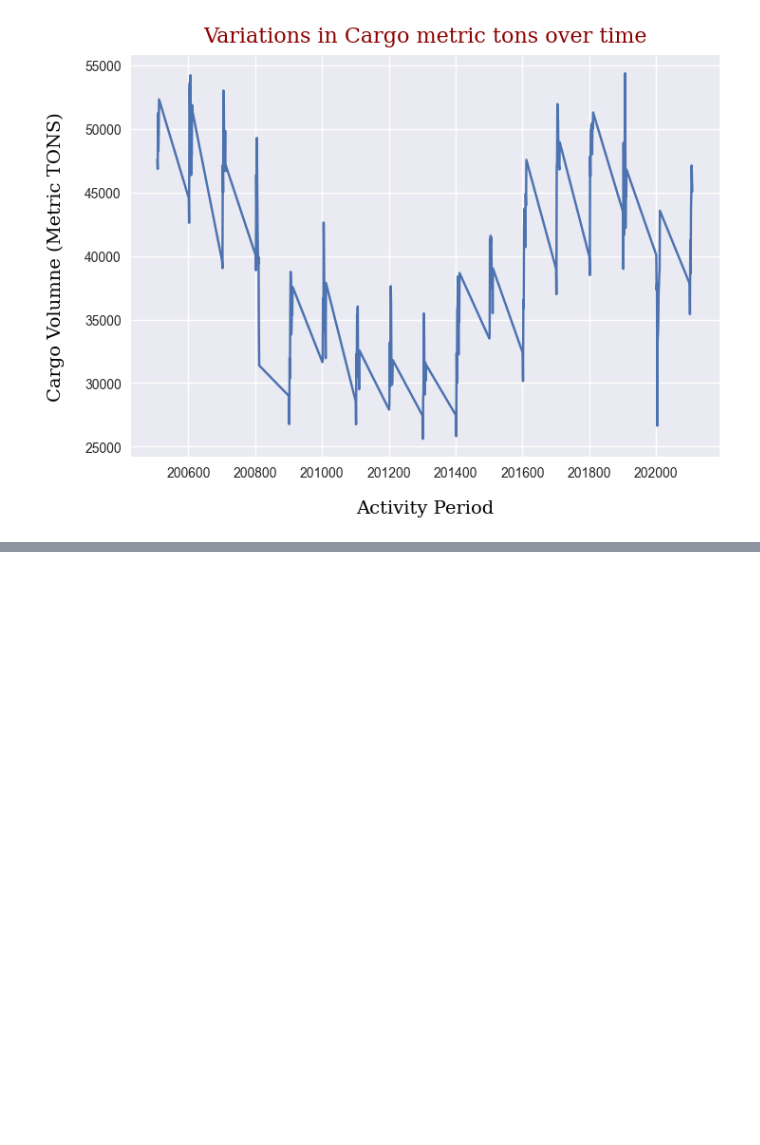
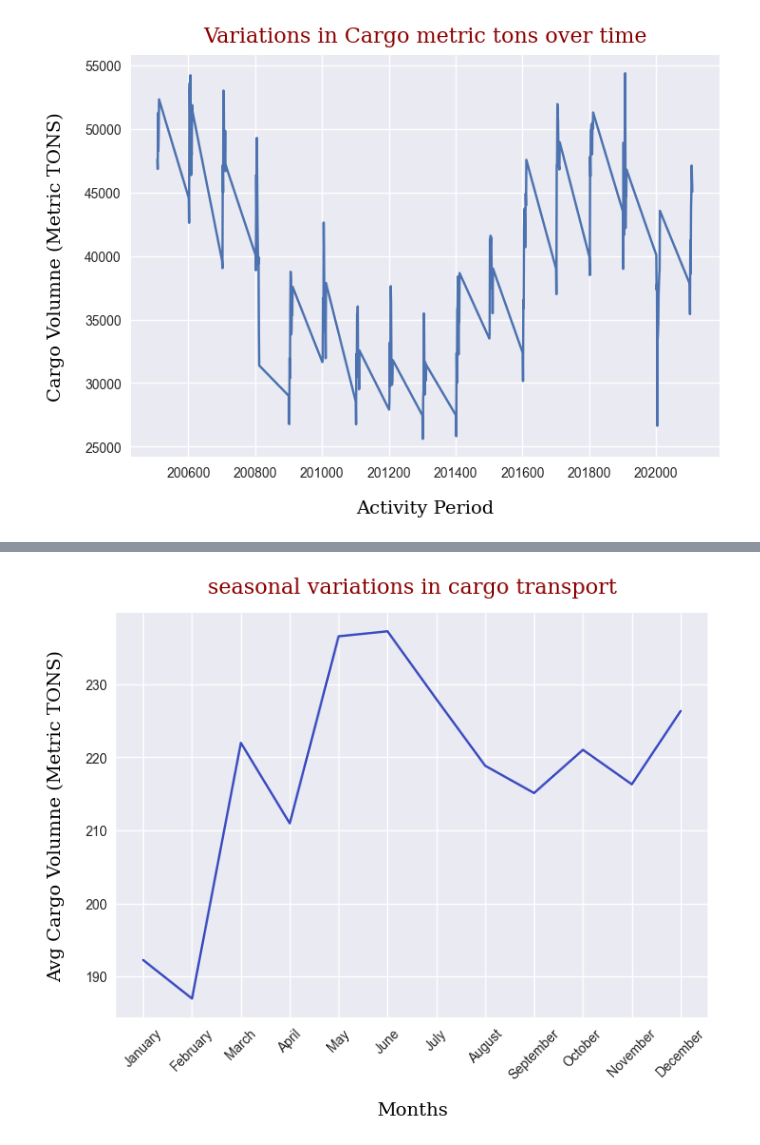
Before and after one commit to Shantnu-singh/Art-of-EDA, a Jupyter notebook: Plane Cargo.ipynb, the cells around one changed output, grey strips where cells are left out. Cells and saved outputs as stored; diff of their text form; code cells hidden in the pictures; blank space fills up the shorter version.

Commit message:
Added Flight Cargo EDA

```diff
--- a/Plane Cargo.ipynb
+++ b/Plane Cargo.ipynb
@@ -291,0 +268,17 @@ Name: count, Length: 195, dtype: int64
+# %%
+# Are there seasonal variations in cargo transport?
+def extract_month(year):
+    return year%100
+
+df['month'] = df['Activity Period'].apply(extract_month)
+df.groupby("month")['Cargo Metric TONS'].mean().plot(kind= "line", colormap="coolwarm")
+plt.title("seasonal variations in cargo transport" , fontdict= titlefont , pad = 15)
+plt.xticks(ticks=[1, 2, 3, 4, 5, 6, 7, 8, 9, 10, 11, 12],
+           labels=["January", "February", "March", "April", "May", "June",
+                   "July", "August", "September", "October", "November", "December"], rotation = 45)
+
+plt.xlabel("Months" , labelpad=15 , fontdict= lablefont)
+plt.ylabel("Avg Cargo Volumne (Metric TONS)" , labelpad=15 , fontdict= lablefont)
+plt.show()
+# %% [output]
+[figure, added]
```
Also changed, not shown: parts of 4 cells of this notebook, 1 other file.
